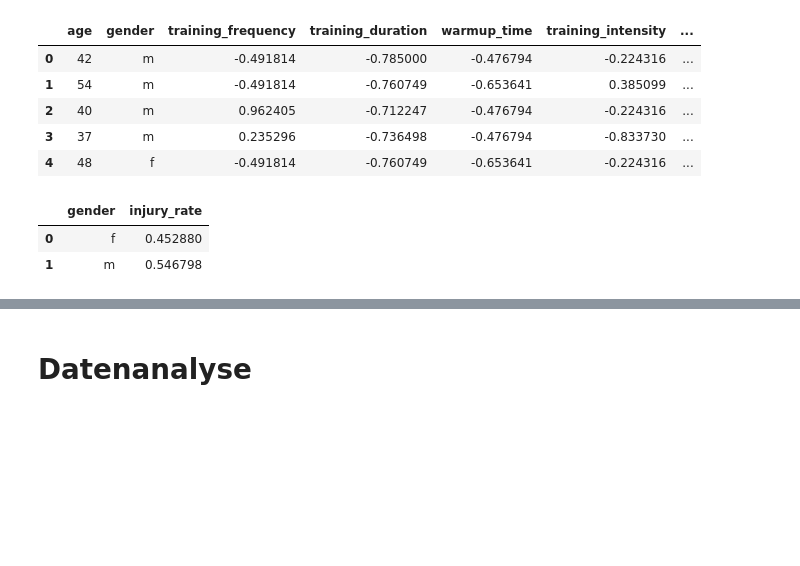
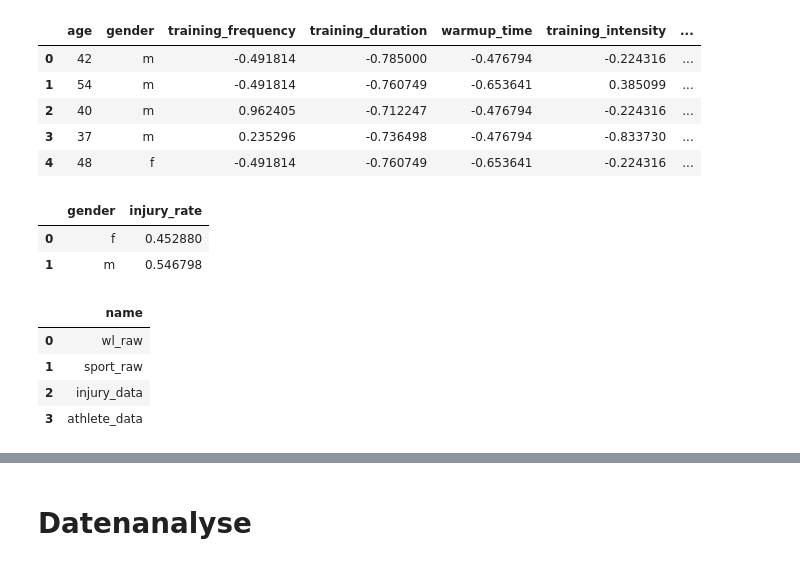
Before and after one commit to ramonator00/bina, a Jupyter notebook: BINA_Semesterarbeit.ipynb, the cells around one changed output, grey strips where cells are left out. Saved outputs shown, nothing was run; the diff lists cells and outputs as text; code cells hidden in the pictures; blank space fills up the shorter version.

```diff
--- a/BINA_Semesterarbeit.ipynb
+++ b/BINA_Semesterarbeit.ipynb
@@ -300,3 +300,15 @@ GROUP BY gender
 |  | gender | injury_rate |
 | 0 | f | 0.452880 |
 | 1 | m | 0.546798 |
+# %%
+pd.read_sql("""
+SELECT name
+FROM sqlite_master
+WHERE type='table';
+""", conn)
+# %% [output]
+|  | name |
+| 0 | wl_raw |
+| 1 | sport_raw |
+| 2 | injury_data |
+| 3 | athlete_data |
```
Also changed, not shown: parts of 8 cells of this notebook.
